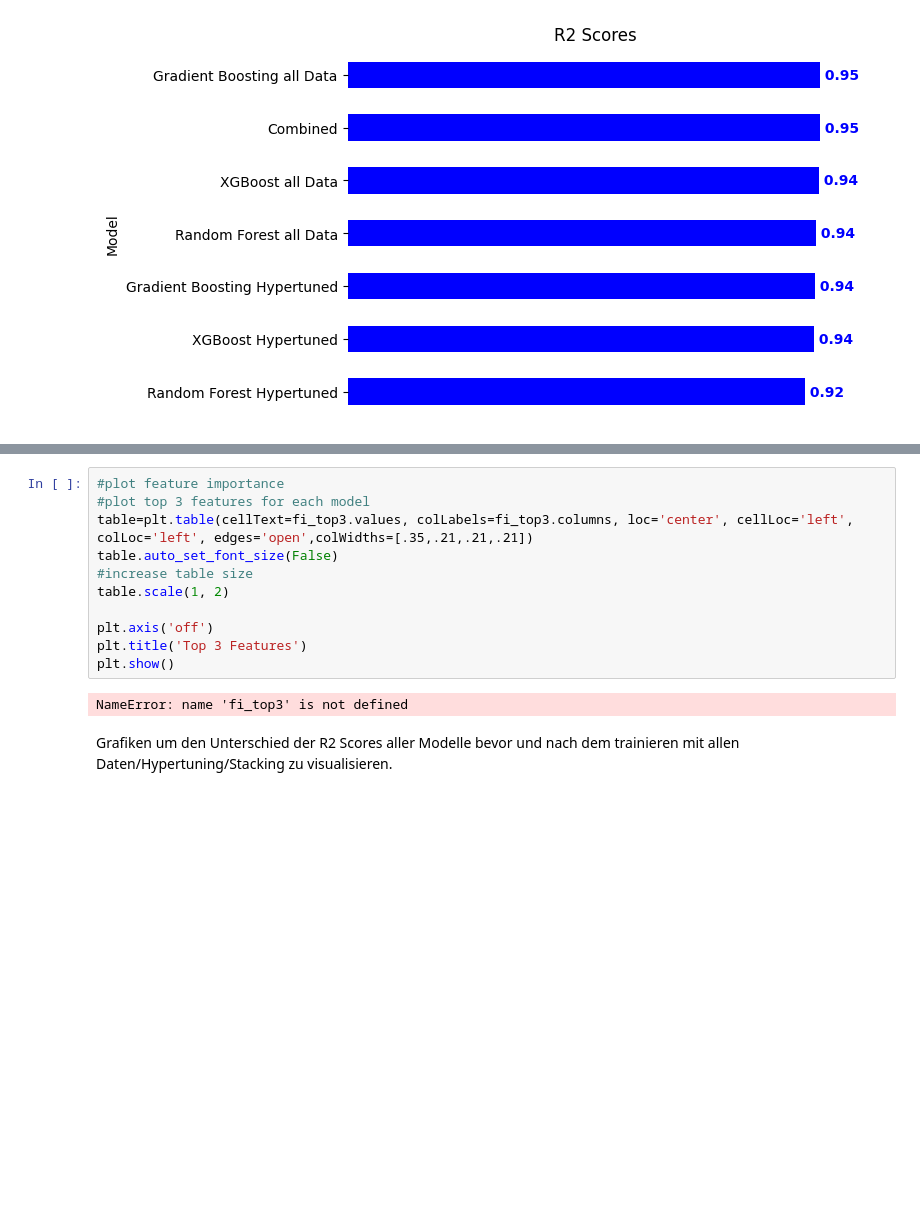
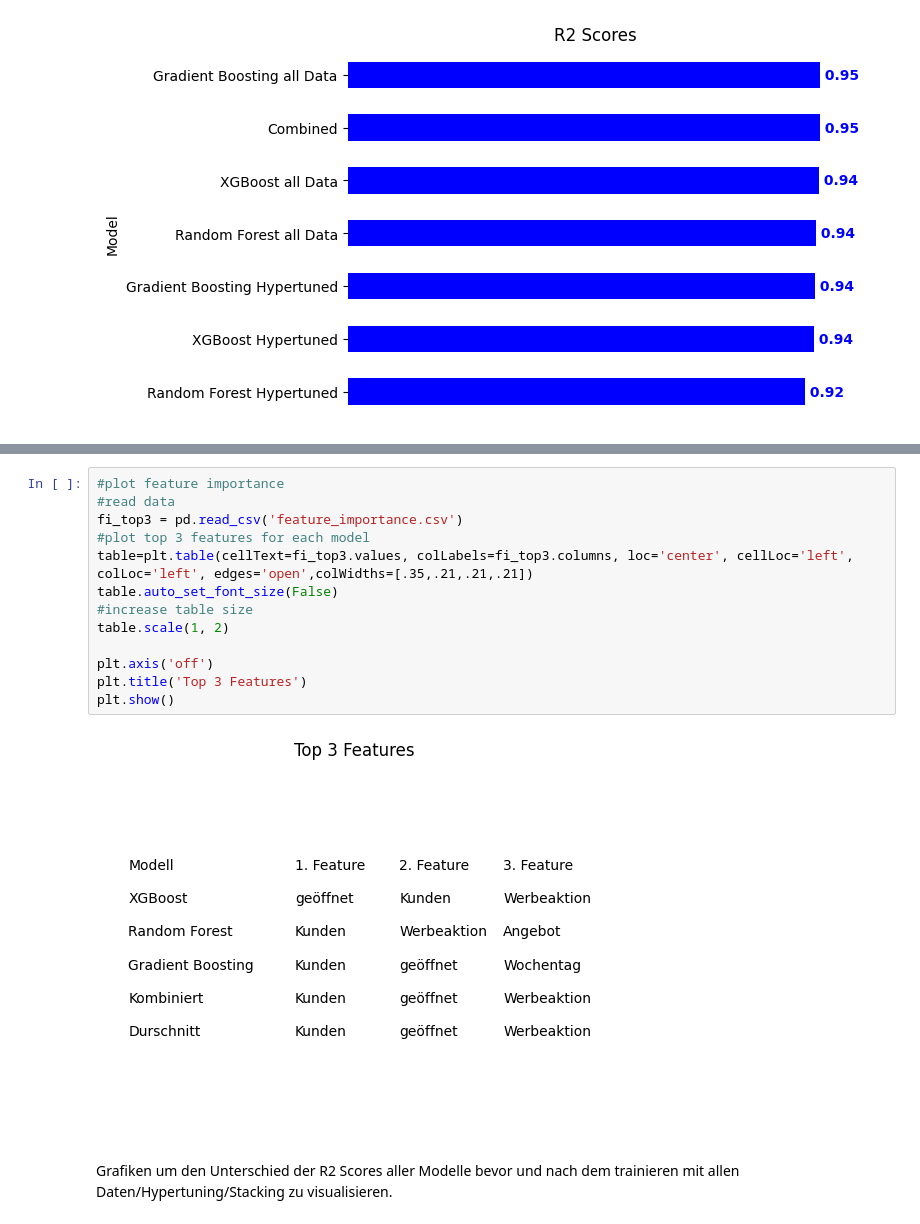
Before and after one commit to Bratpfannengamer/Rossmann, a Jupyter notebook: notebook.ipynb, the cells around one changed output, grey strips where cells are left out. Saved outputs shown, nothing was run; the diff lists cells and outputs as text; blank space fills up the shorter version.

Commit message:
Feature Importance als csv

```diff
--- a/notebook.ipynb
+++ b/notebook.ipynb
@@ -1294,16 +1297,18 @@ NotFittedError: need to call fit or load_model beforehand
 # %%
 #plot feature importance
+#read data
+fi_top3 = pd.read_csv('feature_importance.csv')
 #plot top 3 features for each model
 table=plt.table(cellText=fi_top3.values, colLabels=fi_top3.columns, loc='center', cellLoc='left', colLoc='left', edges='open',colWidths=[.35,.21,.21,.21])
 table.auto_set_font_size(False)
 #increase table size
 table.scale(1, 2)
 
 plt.axis('off')
 plt.title('Top 3 Features')
 plt.show()
 # %% [output]
-NameError: name 'fi_top3' is not defined
+[figure, added]
 # %% [markdown]
 Grafiken um den Unterschied der R2 Scores aller Modelle bevor und nach dem trainieren mit allen Daten/Hypertuning/Stacking zu visualisieren.
 # %%
```
Also changed, not shown: parts of 19 cells of this notebook, 4 other files.
